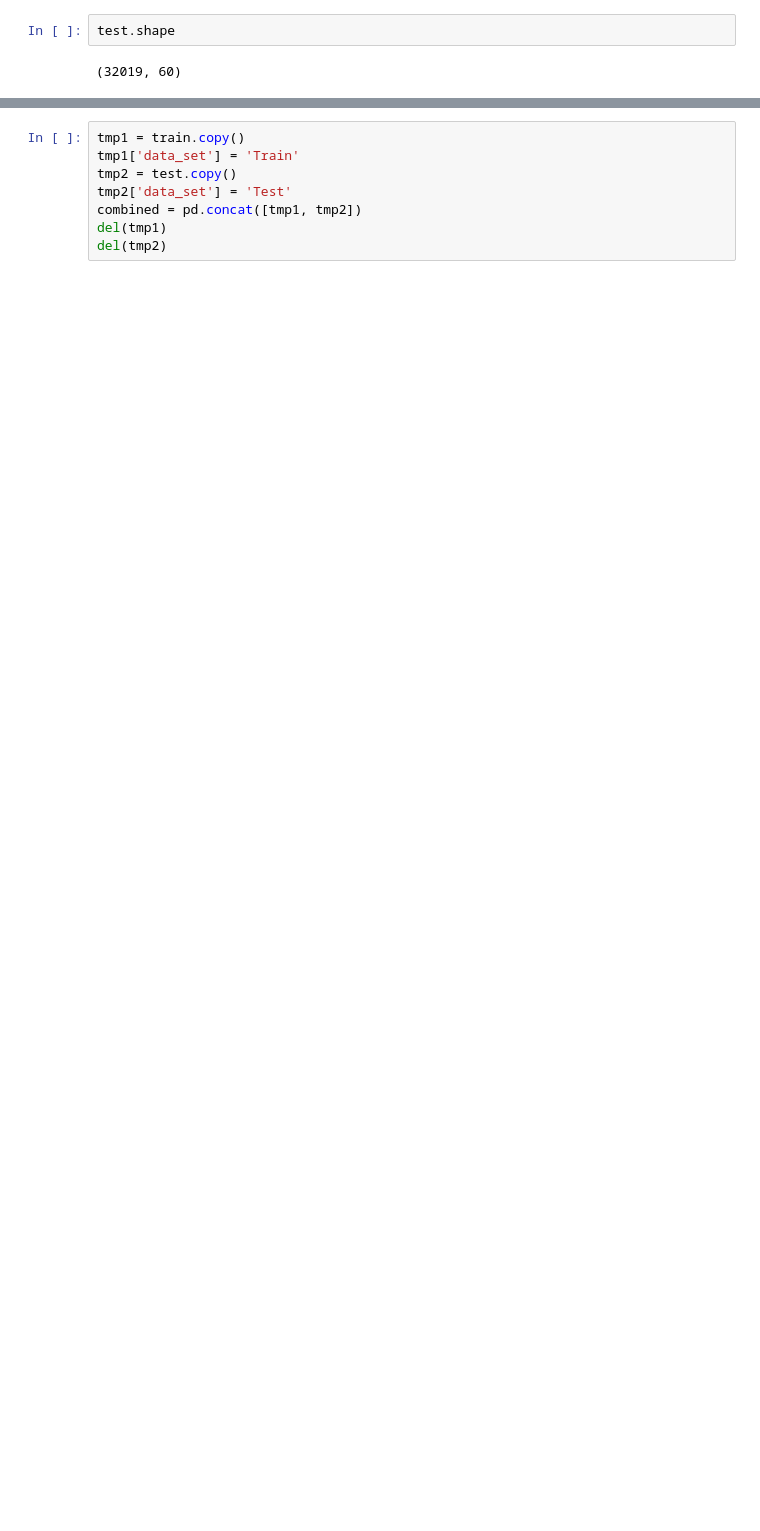
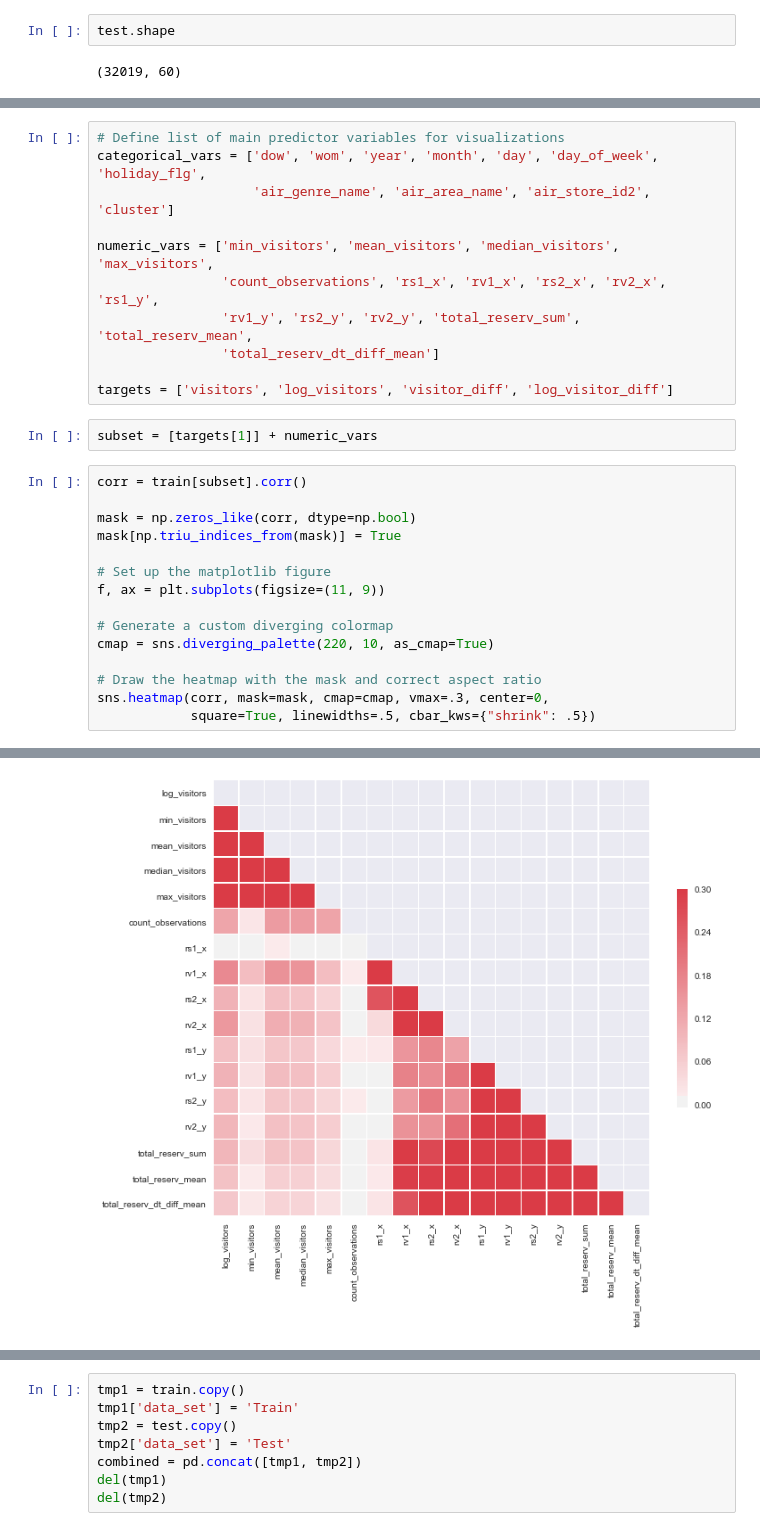
Before and after one commit to lamesen/RecruitRestaurantVisitorForecasting, a Jupyter notebook: ExploratoryDataAnalysis.ipynb, the cells around one changed output, grey strips where cells are left out. Drawn from its saved outputs; the diff is of its cells as text; blank space fills up the shorter version.

```diff
--- a/ExploratoryDataAnalysis.ipynb
+++ b/ExploratoryDataAnalysis.ipynb
@@ -53,0 +98,29 @@ test.shape
+# %%
+# Define list of main predictor variables for visualizations
+categorical_vars = ['dow', 'wom', 'year', 'month', 'day', 'day_of_week', 'holiday_flg',
+                    'air_genre_name', 'air_area_name', 'air_store_id2', 'cluster']
+
+numeric_vars = ['min_visitors', 'mean_visitors', 'median_visitors', 'max_visitors',
+                'count_observations', 'rs1_x', 'rv1_x', 'rs2_x', 'rv2_x', 'rs1_y',
+                'rv1_y', 'rs2_y', 'rv2_y', 'total_reserv_sum', 'total_reserv_mean',
+                'total_reserv_dt_diff_mean']
+
+targets = ['visitors', 'log_visitors', 'visitor_diff', 'log_visitor_diff']
+# %%
+subset = [targets[1]] + numeric_vars
+# %%
+corr = train[subset].corr()
+
+mask = np.zeros_like(corr, dtype=np.bool)
+mask[np.triu_indices_from(mask)] = True
+
+# Set up the matplotlib figure
+f, ax = plt.subplots(figsize=(11, 9))
+
+# Generate a custom diverging colormap
+cmap = sns.diverging_palette(220, 10, as_cmap=True)
+
+# Draw the heatmap with the mask and correct aspect ratio
+sns.heatmap(corr, mask=mask, cmap=cmap, vmax=.3, center=0,
+            square=True, linewidths=.5, cbar_kws={"shrink": .5})
+# %% [output]
@@ -53,0 +128 @@ test.shape
+[figure, added]
```
Also changed, not shown: parts of 39 cells of this notebook, 3 other files.
